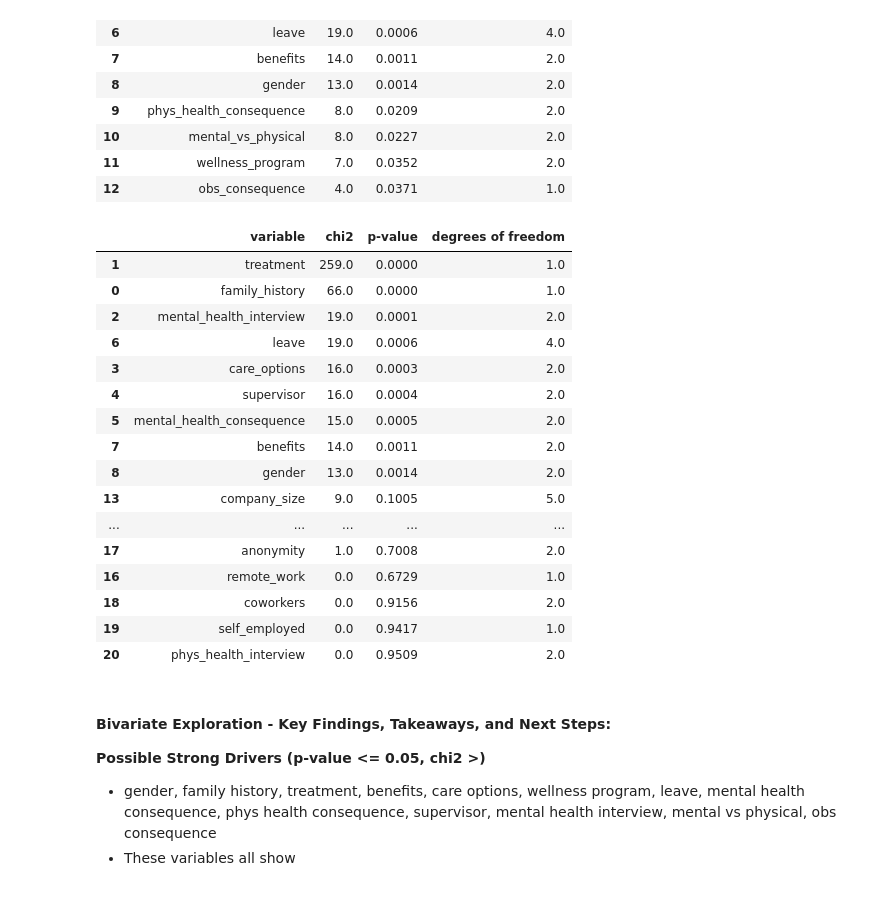
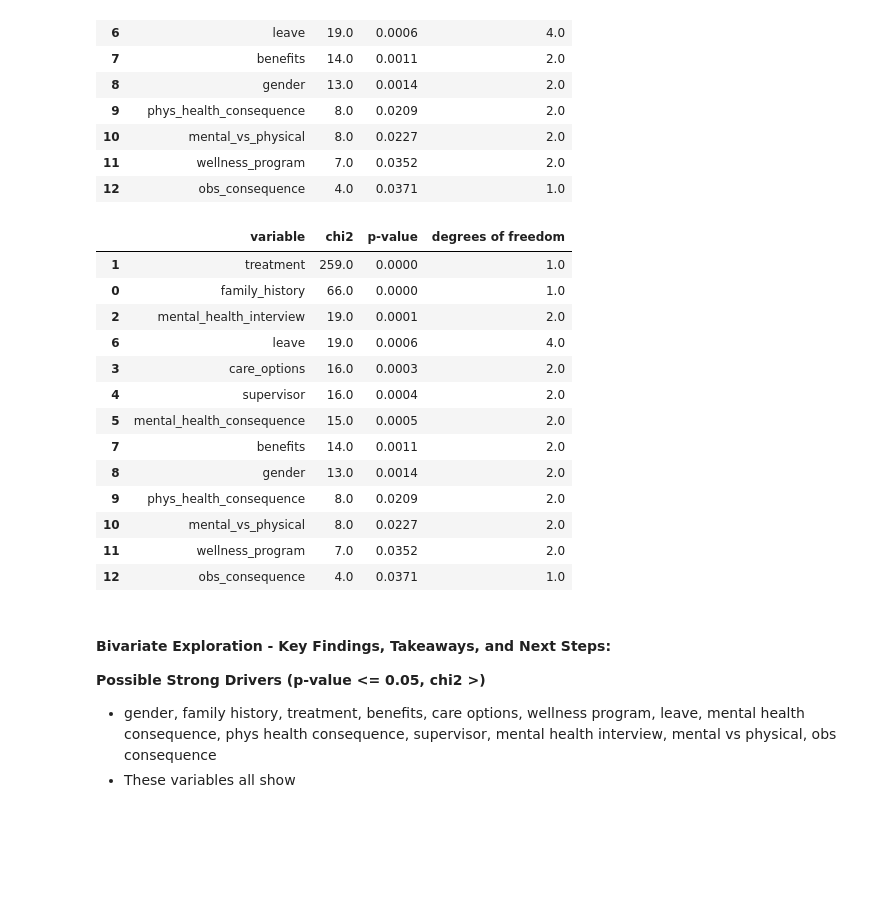
Before and after one commit to Mental-Health-In-Tech/tech-blues-capstone, a Jupyter notebook: tyler_scratchpad.ipynb, the cells around one changed output. Cells and saved outputs as stored; diff of their text form; code cells hidden in the pictures; blank space fills up the shorter version.

```diff
--- a/tyler_scratchpad.ipynb
+++ b/tyler_scratchpad.ipynb
@@ -240,8 +230,8 @@ mets
 | 19 | self_employed | 0.0 | 0.9417 | 1.0 |
 | 20 | phys_health_interview | 0.0 | 0.9509 | 2.0 |
 # %%
-low = mets[mets['p-value']<0.05]
-top_drivers
+low_p = mets[mets['p-value']<0.05]
+low_p
 # %% [output]
 |  | variable | chi2 | p-value | degrees of freedom |
 | 0 | family_history | 66.0 | 0.0000 | 1.0 |
@@ -258,26 +248,23 @@ top_drivers
 | 11 | wellness_program | 7.0 | 0.0352 | 2.0 |
 | 12 | obs_consequence | 4.0 | 0.0371 | 1.0 |
 # %%
-high_chi = top_drivers.sort_values('chi2', ascending=False)
-high_chi
+top_drivers = low_p.sort_values('chi2', ascending=False)
+top_drivers
 # %% [output]
 |  | variable | chi2 | p-value | degrees of freedom |
 | 1 | treatment | 259.0 | 0.0000 | 1.0 |
 | 0 | family_history | 66.0 | 0.0000 | 1.0 |
 | 2 | mental_health_interview | 19.0 | 0.0001 | 2.0 |
 | 6 | leave | 19.0 | 0.0006 | 4.0 |
 | 3 | care_options | 16.0 | 0.0003 | 2.0 |
 | 4 | supervisor | 16.0 | 0.0004 | 2.0 |
 | 5 | mental_health_consequence | 15.0 | 0.0005 | 2.0 |
 | 7 | benefits | 14.0 | 0.0011 | 2.0 |
 | 8 | gender | 13.0 | 0.0014 | 2.0 |
-| 13 | company_size | 9.0 | 0.1005 | 5.0 |
-| ... | ... | ... | ... | ... |
-| 17 | anonymity | 1.0 | 0.7008 | 2.0 |
-| 16 | remote_work | 0.0 | 0.6729 | 1.0 |
-| 18 | coworkers | 0.0 | 0.9156 | 2.0 |
-| 19 | self_employed | 0.0 | 0.9417 | 1.0 |
-| 20 | phys_health_interview | 0.0 | 0.9509 | 2.0 |
+| 9 | phys_health_consequence | 8.0 | 0.0209 | 2.0 |
+| 10 | mental_vs_physical | 8.0 | 0.0227 | 2.0 |
+| 11 | wellness_program | 7.0 | 0.0352 | 2.0 |
+| 12 | obs_consequence | 4.0 | 0.0371 | 1.0 |
 # %% [markdown]
 #### Bivariate Exploration - Key Findings, Takeaways, and Next Steps:
 **Possible Strong Drivers (p-value <= 0.05, chi2 >)**
```
Also changed, not shown: parts of 1 cell of this notebook, 1 other file.
